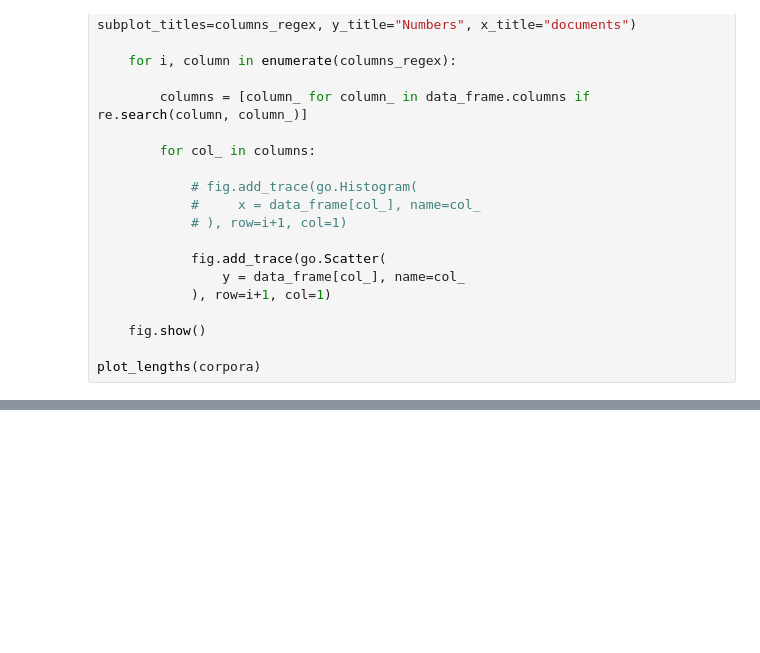
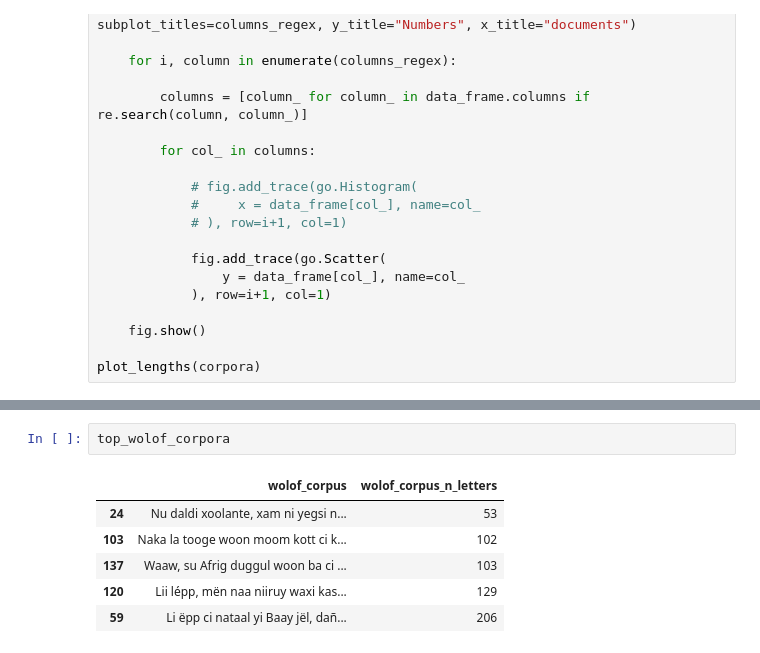
Before and after one commit to Oumar199/Wolof_traduction, a Jupyter notebook: text_processing1.ipynb, the cells around one changed output, grey strips where cells are left out. Saved outputs shown, nothing was run; the diff lists cells and outputs as text; blank space fills up the shorter version.

```diff
--- a/text_processing1.ipynb
+++ b/text_processing1.ipynb
@@ -150,0 +188,9 @@ We have the same tendency both for the number of letters and for the number of w
+# %%
+top_wolof_corpora
+# %% [output]
+|  | wolof_corpus | wolof_corpus_n_letters |
+| 24 | Nu daldi xoolante, xam ni yegsi n... | 53 |
+| 103 | Naka la tooge woon moom kott ci k... | 102 |
+| 137 | Waaw, su Afrig duggul woon ba ci ... | 103 |
+| 120 | Lii lépp, mën naa niiruy waxi kas... | 129 |
+| 59 | Li ëpp ci nataal yi Baay jël, dañ... | 206 |
```
Also changed, not shown: parts of 45 cells of this notebook, 4 other files.
